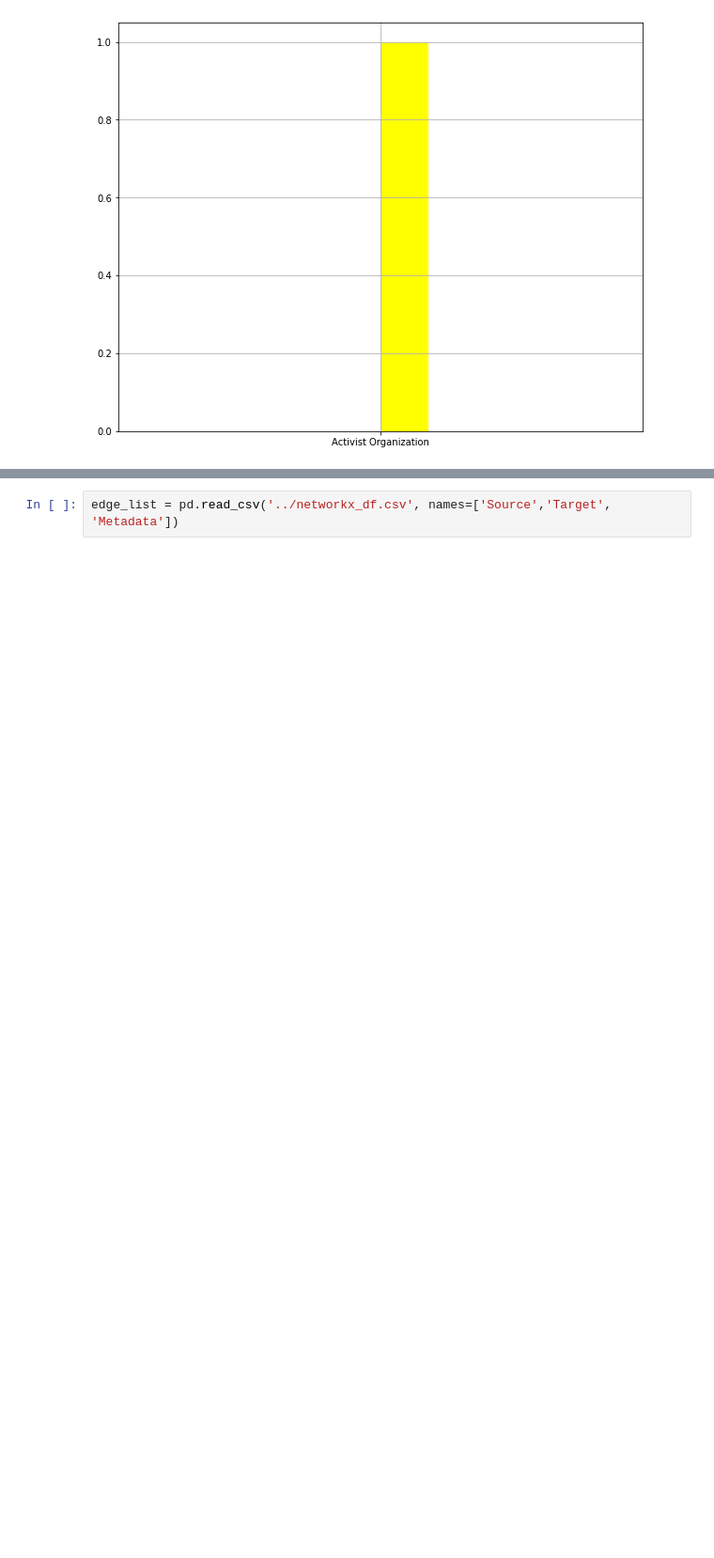
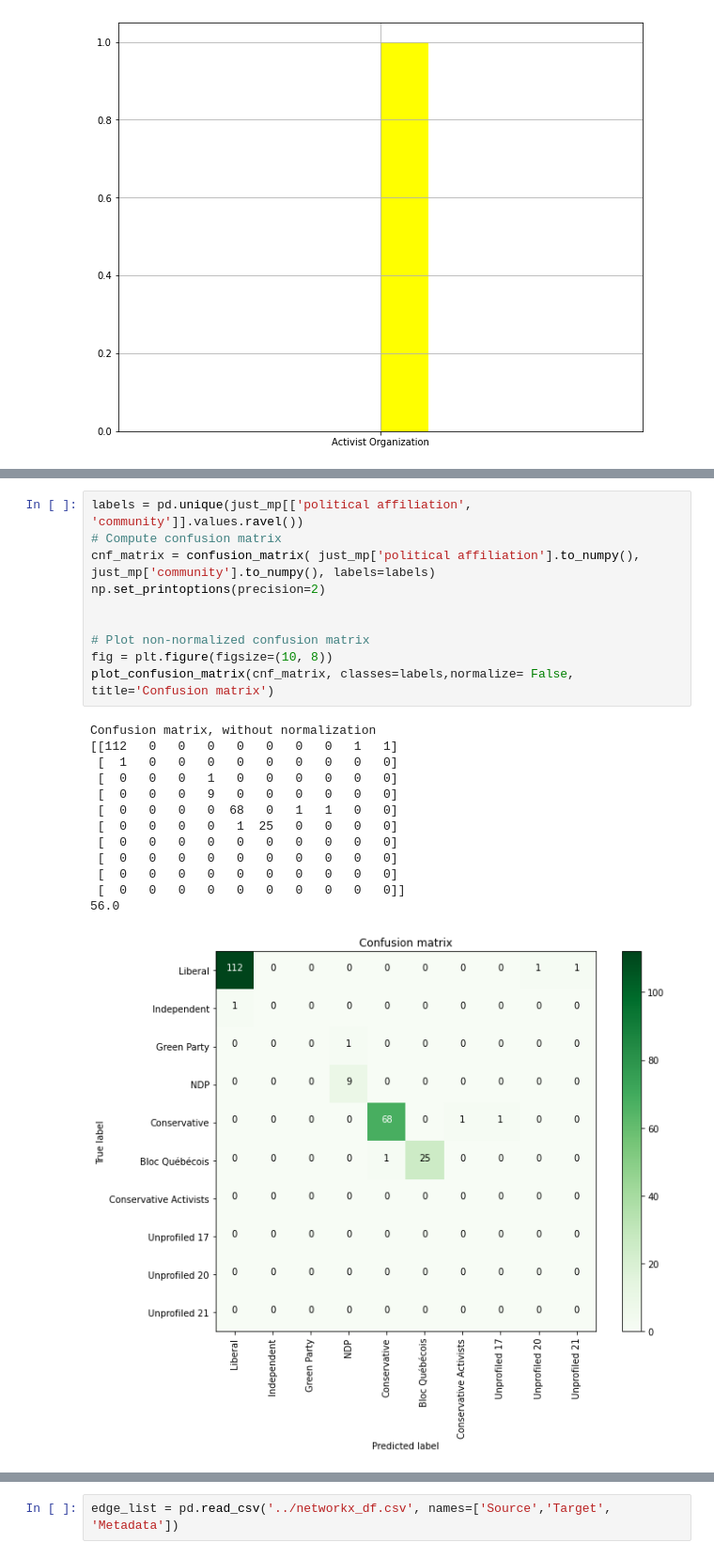
Before and after one commit to kaitlin31415/Canadian-Political-Diversification-Network-Analysis, a Jupyter notebook: Final_Full_Network/Community Analysis/Community Structures.ipynb, the cells around one changed output, grey strips where cells are left out. Shown: that part at 94% size. Drawn from its saved outputs; the diff is of its cells as text; blank space fills up the shorter version.

```diff
--- a/Final_Full_Network/Community Analysis/Community Structures.ipynb
+++ b/Final_Full_Network/Community Analysis/Community Structures.ipynb
@@ -285,0 +345,24 @@ Index(['id', 'political affiliation'], dtype='object')
+# %%
+labels = pd.unique(just_mp[['political affiliation', 'community']].values.ravel())
+# Compute confusion matrix
+cnf_matrix = confusion_matrix( just_mp['political affiliation'].to_numpy(), just_mp['community'].to_numpy(), labels=labels)
+np.set_printoptions(precision=2)
+
+
+# Plot non-normalized confusion matrix
+fig = plt.figure(figsize=(10, 8))
+plot_confusion_matrix(cnf_matrix, classes=labels,normalize= False,  title='Confusion matrix')
+# %% [output]
+Confusion matrix, without normalization
+[[112   0   0   0   0   0   0   0   1   1]
+ [  1   0   0   0   0   0   0   0   0   0]
+ [  0   0   0   1   0   0   0   0   0   0]
+ [  0   0   0   9   0   0   0   0   0   0]
+ [  0   0   0   0  68   0   1   1   0   0]
+ [  0   0   0   0   1  25   0   0   0   0]
+ [  0   0   0   0   0   0   0   0   0   0]
+ [  0   0   0   0   0   0   0   0   0   0]
+ [  0   0   0   0   0   0   0   0   0   0]
+ [  0   0   0   0   0   0   0   0   0   0]]
+56.0
+[figure, added]
```
Also changed, not shown: parts of 102 cells of this notebook, 6 other files.
